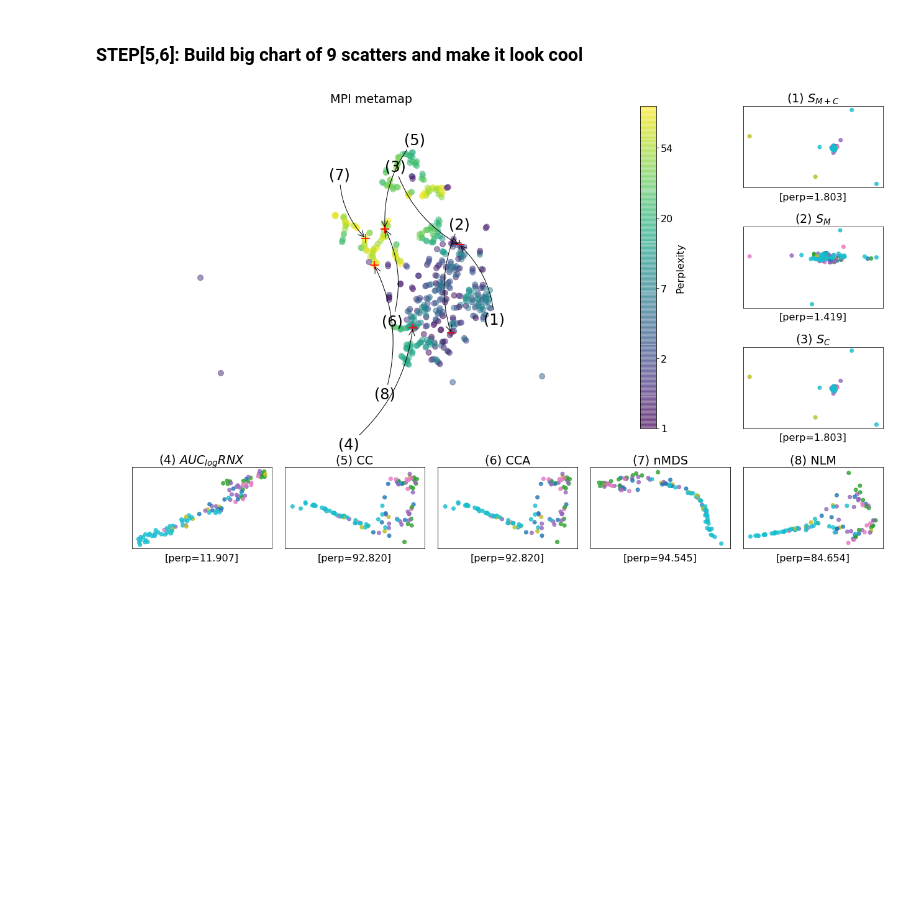
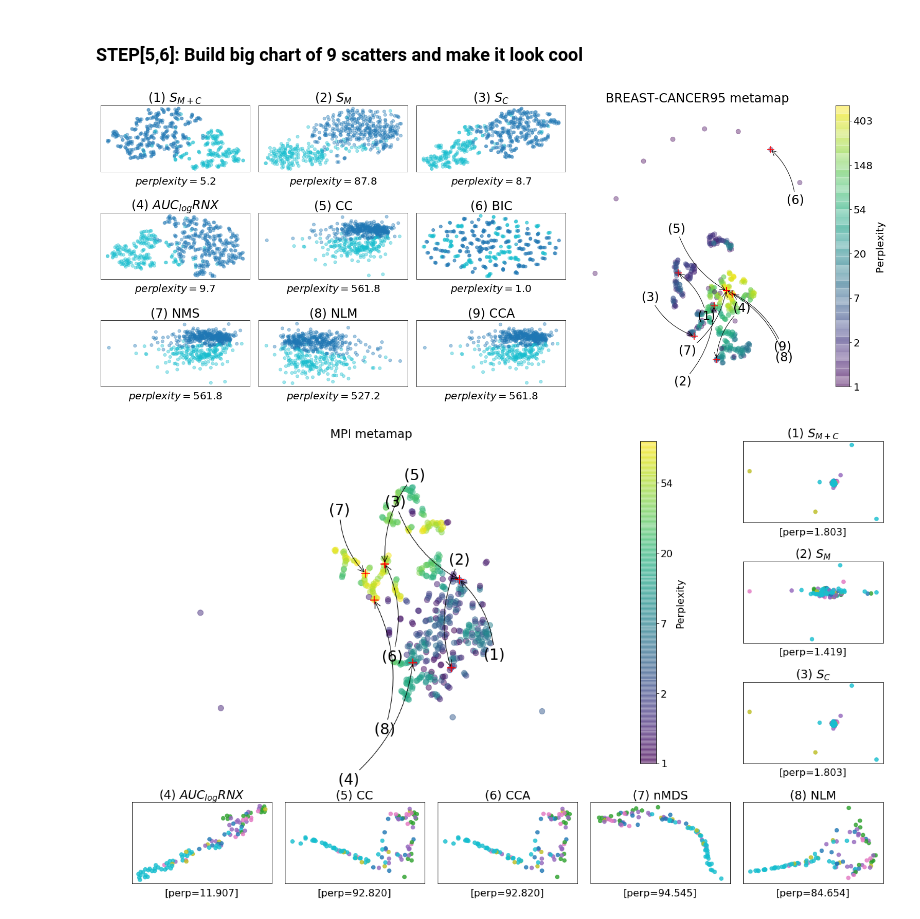
Before and after one commit to vu-minh/tsne_auto_perp_constraints, a Jupyter notebook: Find best perp.ipynb, the cells around one changed output. Cells and saved outputs as stored; diff of their text form; code cells hidden in the pictures; blank space fills up the shorter version.

```diff
--- a/Find best perp.ipynb
+++ b/Find best perp.ipynb
@@ -115,4 +118,5 @@ p_pearsonr = dfm.pearsonr.idxmax()
 p_cca = dfm.cca_stress.idxmin()
 p_mds = dfm.mds_isotonic.idxmin()
 p_nlm = dfm.sammon_nlm.idxmin()
+p_bic = dfm.bic.idxmin()
 # %%
@@ -152,7 +156,7 @@ print(perps.index(p_sall))
 # %% [markdown]
 #### Build metamap from above features in `embeddings`
 # %%
-meta_tsne = TSNE(perplexity=5, n_iter=1500, random_state=0) # 20 for MNIST-SMALL, 5 for COIL20, 5 for COUNTRY-2014
+meta_tsne = TSNE(perplexity=meta_perps[dataset_name], n_iter=1500, random_state=0)
 meta_map = meta_tsne.fit_transform(embeddings)
 print(meta_tsne)
 # %% [output]
@@ -173,7 +177,7 @@ def exp_format(x, pos):
 from matplotlib import colorbar
 
 def _plot_metamap(fig, ax):
-    sct = ax.scatter(meta_map[:, 0], meta_map[:, 1], c=np.log(perps), alpha=0.5, s=80)
+    sct = ax.scatter(meta_map[:, 0], meta_map[:, 1], c=np.log(perps), alpha=0.4, s=80)
     ax.axis('off')
     ax.set_title('{} metamap'.format(dataset_name))
     # colorbar
@@ -186,9 +190,9 @@ def _scatter(ax, perp_val, key_name, key_idx):
     title = get_name_by_key(key_name)
     idx = perps.index(perp_val)
     emb = embeddings[idx].reshape(-1,2)
-    ax.scatter(emb[:, 0], emb[:, 1], c=y, alpha=0.8, cmap='tab10')
+    ax.scatter(emb[:, 0], emb[:, 1], c=y, alpha=0.4, cmap='tab10')
     ax.set_title('({}) {}'.format(key_idx, title))
-    ax.axes.set_xlabel('[perp={:.3f}]'.format(perp_val))
+    ax.axes.set_xlabel('$perplexity={:.1f}$'.format(perp_val))
     ax.set_xticklabels([])
     ax.tick_params('x', length=0)
     ax.get_yaxis().set_visible(False)
@@ -200,9 +204,9 @@ def _annote_metamap(ax, best_perps, key_idx):
     (p0, p1) = meta_map[idx, 0], meta_map[idx, 1]
     ax.scatter(p0, p1, marker='+', s=200, color='red')
 
-    offset = 30
-    t0 = p0 + np.random.uniform(-2, 2) * offset
-    up_or_down = 1 if np.random.uniform(-1, 1) < 0 else -1
+    offset = 28
+    t0 = p0 + np.random.uniform(-3.5, 3.5) * offset
+    up_or_down = 1 if np.random.uniform(-1.5, 1.5) < 0 else -1
     t1 = p1 + np.random.uniform(1.5, 3) * offset * up_or_down
     arrow_args=dict(arrowstyle="->",connectionstyle="arc3,rad=.2")
     ax.annotate('({})'.format(key_idx),
@@ -211,6 +215,56 @@ def _annote_metamap(ax, best_perps, key_idx):
                 xytext=(t0,t1),
                 ha="center", va="top",fontsize=24,
                 arrowprops=arrow_args)
+# %%
+plt.figure(figsize=(22,9))
+gr = (6, 15)
+ax0 = plt.subplot2grid(gr, (0, 9), colspan=6, rowspan=6)
+
+ax1 = plt.subplot2grid(gr, (0, 0), colspan=3, rowspan=2)
+ax2 = plt.subplot2grid(gr, (0, 3), colspan=3, rowspan=2)
+ax3 = plt.subplot2grid(gr, (0, 6), colspan=3, rowspan=2)
+
+ax4 = plt.subplot2grid(gr, (2, 0), colspan=3, rowspan=2)
+ax5 = plt.subplot2grid(gr, (2, 3), colspan=3, rowspan=2)
+ax6 = plt.subplot2grid(gr, (2, 6), colspan=3, rowspan=2)
+
+ax7 = plt.subplot2grid(gr, (4, 0), colspan=3, rowspan=2)
+ax8 = plt.subplot2grid(gr, (4, 3), colspan=3, rowspan=2)
+ax9 = plt.subplot2grid(gr, (4, 6), colspan=3, rowspan=2)
+
+ax0.margins(0.1)
+_plot_metamap(fig, ax0)
+
+_scatter(ax1, p_sall, 's_all', 1)
+_scatter(ax2, p_sml, 's_ml', 2)
+_scatter(ax3, p_scl, 's_cl', 3)
+
+_scatter(ax4, p_auc, 'auc_rnx', 4)
+_scatter(ax5, p_pearsonr, 'pearsonr', 5)
+_scatter(ax6, p_bic, 'bic', 6)
+
+_scatter(ax9, p_cca,  'cca_stress', 9)
+_scatter(ax7, p_mds, 'mds_isotonic', 7)
+_scatter(ax8, p_nlm, 'sammon_nlm', 8)
+
+_annote_metamap(ax0, [p_sall], 1)
+_annote_metamap(ax0, [p_sml], 2)
+_annote_metamap(ax0, [p_scl], 3)
+
+_annote_metamap(ax0, [p_auc], 4)
+_annote_metamap(ax0, [p_pearsonr], 5)
+_annote_metamap(ax0, [p_bic], 6)
+
+_annote_metamap(ax0, [p_cca], 9)
+_annote_metamap(ax0, [p_mds], 7)
+_annote_metamap(ax0, [p_nlm], 8)
+
+plt.rcParams.update({'font.size': 20})
+plt.tight_layout()
+plt.subplots_adjust(wspace=0.2) #(hspace=0, wspace=0, left=0.06, right=0.94, bottom=0.1, top=0.9)
+plt.savefig('./plots/{}_meta_manual.pdf'.format(dataset_name))
+# %% [output]
+[figure, added]
 # %%
 plt.figure(figsize=(18,11))
 gr = (4,5)
```
Also changed, not shown: parts of 7 cells of this notebook, 6 other files.
